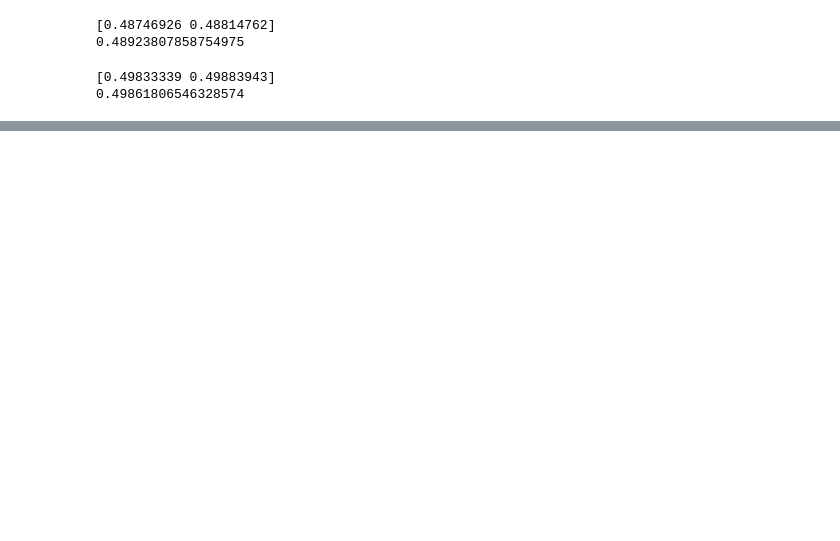
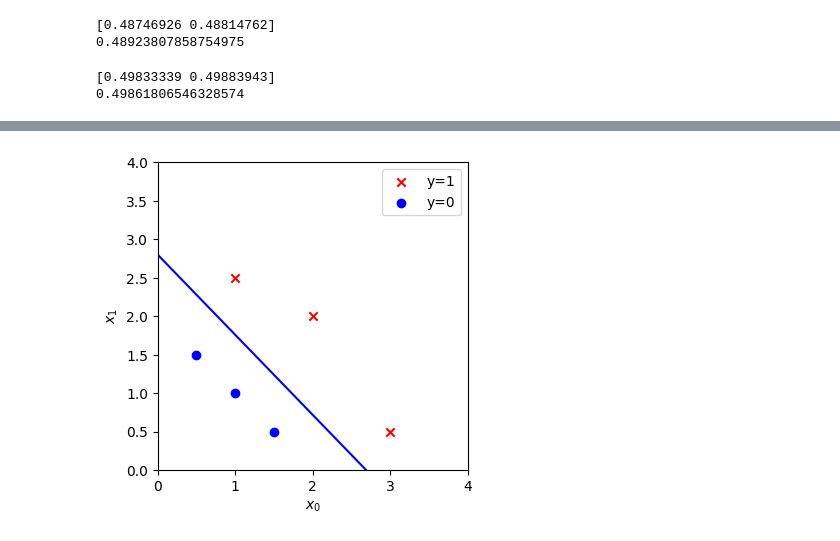
Before and after one commit to Maria-Farooq534/Machine_Learning, a Jupyter notebook: 01_practice/12_gradient_descent_for_logistic_reg.ipynb, the cells around one changed output, grey strips where cells are left out. Saved outputs shown, nothing was run; the diff lists cells and outputs as text; code cells hidden in the pictures; blank space fills up the shorter version.

```diff
--- a/01_practice/12_gradient_descent_for_logistic_reg.ipynb
+++ b/01_practice/12_gradient_descent_for_logistic_reg.ipynb
@@ -85,7 +85,7 @@ def logisitc_cost(x, y, w, b):
   for i in range(m):
     z_i = np.dot(w, x[i]) + b
     f_wb_i = sigmoid(z_i)
-    j_wb_i = -y[i] * np.log(f_wb_i) - (1 - y[i]) * (1 - f_wb_i)
+    j_wb_i = -y[i] * np.log(f_wb_i) - (1 - y[i]) * np.log(1 - f_wb_i)
     j_wb += j_wb_i
 
   j_wb = j_wb / m
@@ -133,0 +200,13 @@ w final: [5.27194991 5.06885616] , b final : -14.196755795245483
+# %%
+fig, ax = plt.subplots(1,1, figsize = (4,4))
+
+plot_data(x_train, y_train, ax)
+ax.set_xlabel("$x_0$")
+ax.set_ylabel("$x_1$")
+
+x0 = -b_f / w_f[0]
+x1 = -b_f / w_f[1]
+ax.plot([x0 , 0], [0, x1], c='b')
+plt.show()
+# %% [output]
+[figure, added]
```
Also changed, not shown: parts of 14 cells of this notebook.
